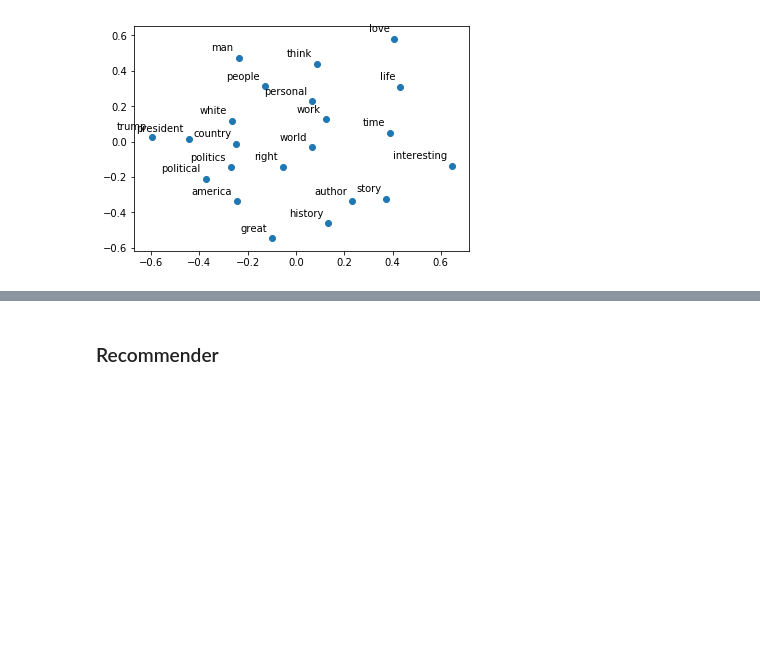
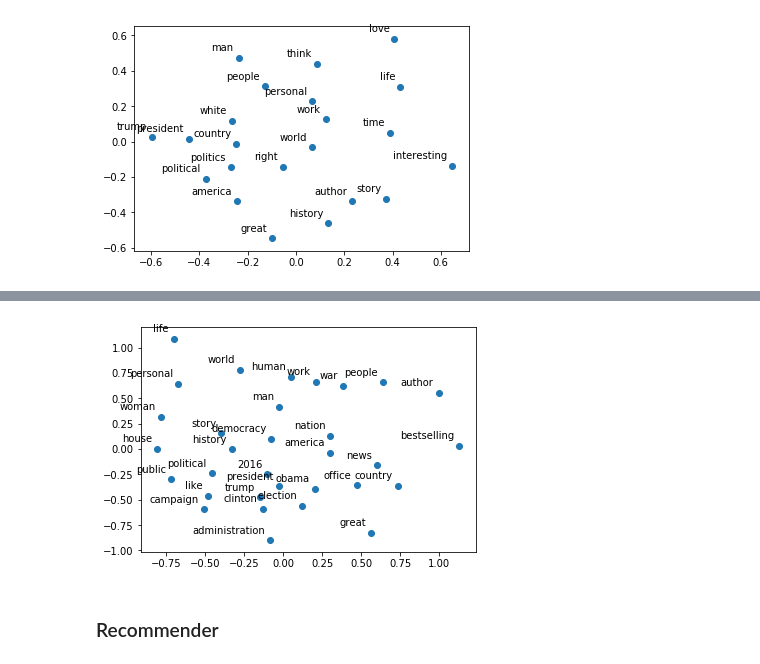
Before and after one commit to prajvalgupta/ugca-fall, a Jupyter notebook: Final Project/UGCA_Project_III.ipynb, the cells around one changed output, grey strips where cells are left out. Cells and saved outputs as stored; diff of their text form; code cells hidden in the pictures; blank space fills up the shorter version.

```diff
--- a/Final Project/UGCA_Project_III.ipynb
+++ b/Final Project/UGCA_Project_III.ipynb
@@ -736,0 +788,7 @@ plt.show()
+# %%
+lift_inverse_df = 1/lift_df_nonfic_sum
+np.fill_diagonal(lift_inverse_df.values, 0)
+
+print ('Inverse Lift Matrix:\n')
+lift_inverse_df = lift_inverse_df.replace(float("inf"),1)
+lift_inverse_df
@@ -737,3 +815,26 @@ plt.show()
+# %%
+seed = np.random.RandomState(seed=3)
+
+mds = manifold.MDS(n_components=2, max_iter=3000, eps=1e-9, random_state=seed,
+                   dissimilarity="precomputed", n_jobs=1)
+pos = mds.fit(lift_inverse_df)
+coords = pos.embedding_
+
+
+plt.subplots_adjust(bottom = 0.1)
+plt.scatter(
+    coords[:, 0], coords[:, 1], marker = 'o'
+    )
+for label, x, y in zip(top_nonfiction_summary_words, coords[:, 0], coords[:, 1]):
+
+    plt.annotate(
+        label,
+        xy = (x, y), xytext = (-5, 5),
+        textcoords = 'offset points', ha = 'right', va = 'bottom')
+
+plt.show()
+# %% [output]
+[figure, added]
 # %% [markdown]
 ### Recommender
 # %%
```
Also changed, not shown: parts of 34 cells of this notebook, 2 other files.
